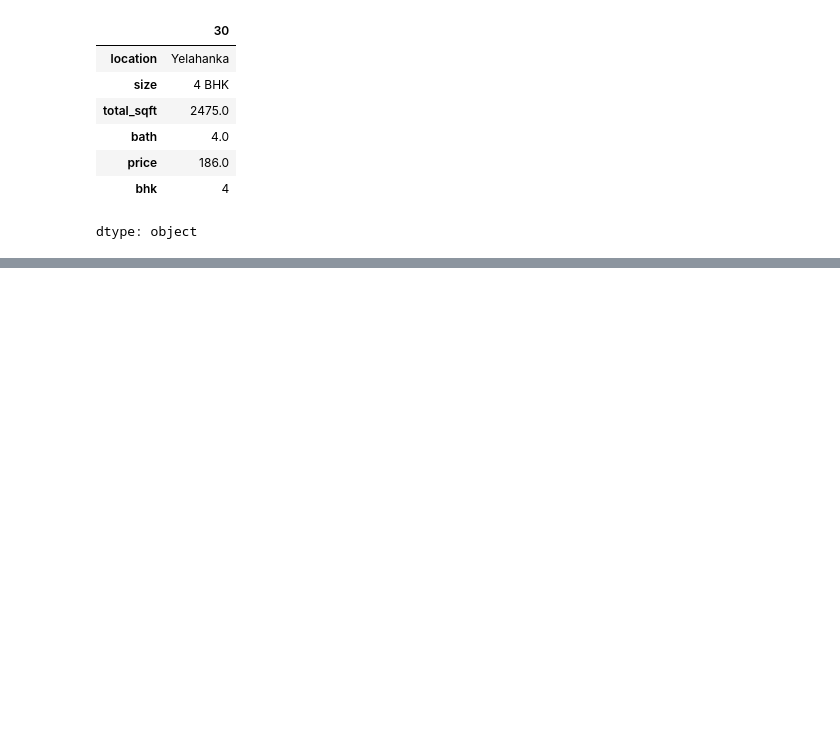
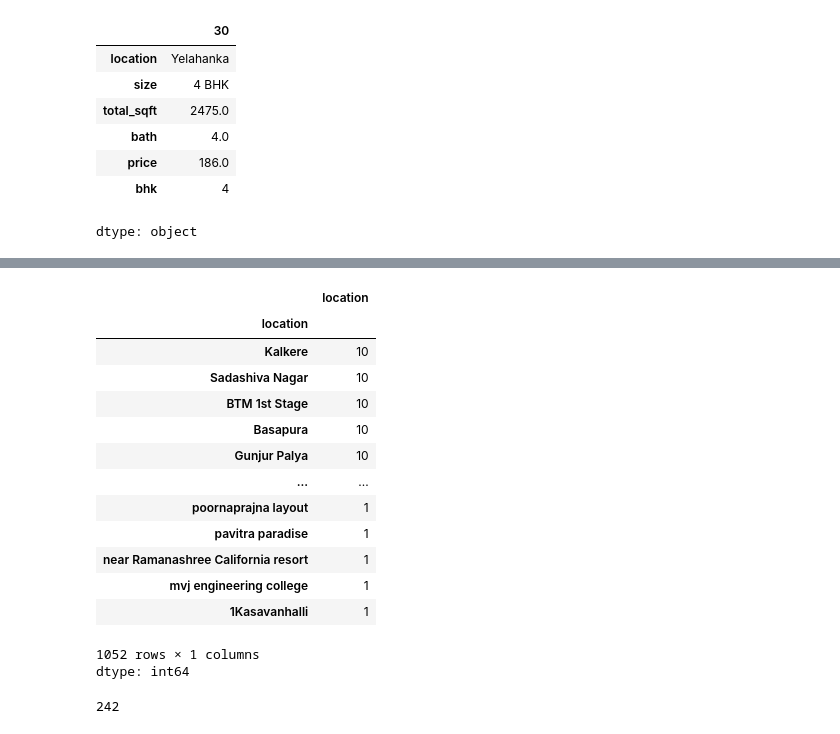
Before and after one commit to DivyaRavi03/ML-DS_project_Real_Estate_Price_prediction, a Jupyter notebook: real_estate_price_prediction.ipynb, the cells around one changed output, grey strips where cells are left out. Saved outputs shown, nothing was run; the diff lists cells and outputs as text; code cells hidden in the pictures; blank space fills up the shorter version.

```diff
--- a/real_estate_price_prediction.ipynb
+++ b/real_estate_price_prediction.ipynb
@@ -170,0 +231,26 @@ dtype: object
+# %%
+location_stats_less_10 = loaction_stats[loaction_stats<=10]
+location_stats_less_10
+# %% [output]
+|  | location |
+| location |  |
+| Kalkere | 10 |
+| Sadashiva Nagar | 10 |
+| BTM 1st Stage | 10 |
+| Basapura | 10 |
+| Gunjur Palya | 10 |
+| ... | ... |
+| poornaprajna layout | 1 |
+| pavitra paradise | 1 |
+| near Ramanashree California resort | 1 |
+| mvj engineering college | 1 |
+| 1Kasavanhalli | 1 |
+1052 rows × 1 columns
+dtype: int64
+# %%
+df4.location = df4.location.apply(lambda x: 'other' if x in location_stats_less_10 else x)
+len(df4.location.unique())
+''' from this we will have only 242 columns when converted to one hot encoding, much better
+from before which is 1304 columns'''
+# %% [output]
+242
```
Also changed, not shown: parts of 12 cells of this notebook.
